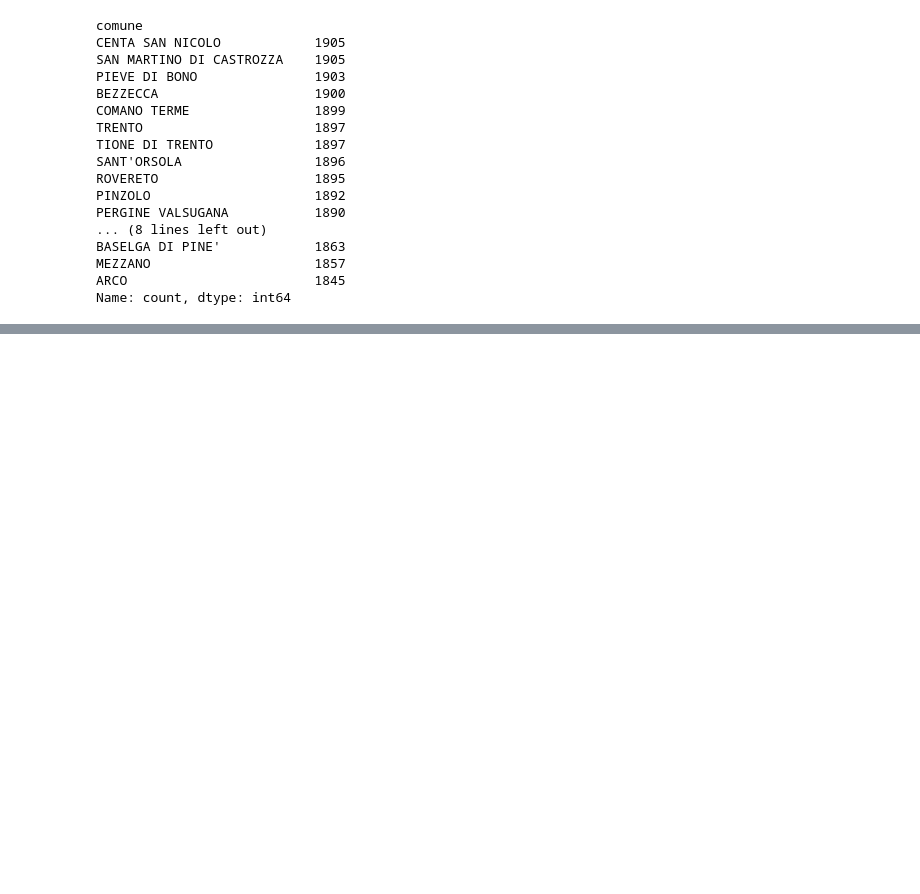
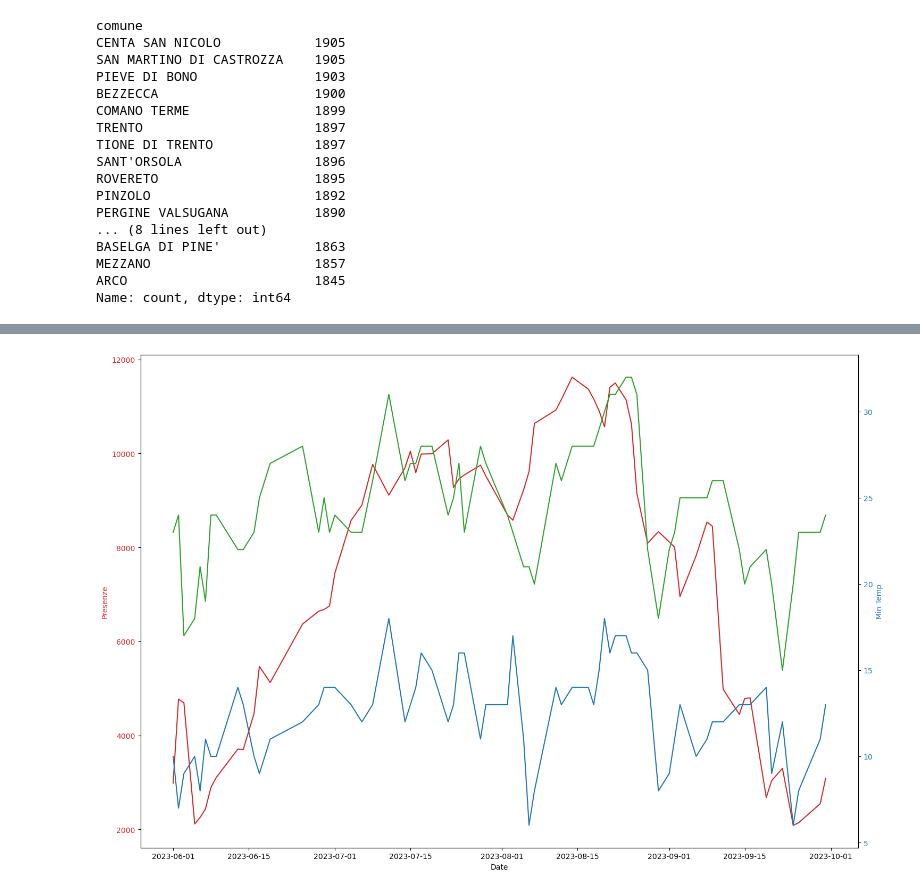
Before and after one commit to tn-aixpa/datiturismo, a Jupyter notebook: experiments/1.overtourism.ipynb, the cells around one changed output, grey strips where cells are left out. Saved outputs shown, nothing was run; the diff lists cells and outputs as text; code cells hidden in the pictures; blank space fills up the shorter version.

```diff
--- a/experiments/1.overtourism.ipynb
+++ b/experiments/1.overtourism.ipynb
@@ -957,0 +953,37 @@ meteo_timeframe_df.plot(x="date", figsize=(15, 10))
+# %%
+# Consider the smallest range of dates - meteo_timeframe
+date_timeframe = meteo_timeframe_df["date"]
+presenze = movimento_turistico_timeframe[movimento_turistico_timeframe["date"].isin(date_timeframe)]["presenze"]
+# %%
+import matplotlib.pyplot as plt
+import numpy as np
+
+time_frame = date_timeframe
+data_presenze = presenze
+data_tmin = meteo_timeframe_df["tmin"]
+data_tmax = meteo_timeframe_df["tmax"]
+
+fig, ax1 = plt.subplots(figsize=(15, 10))
+
+color = 'tab:red'
+ax1.set_xlabel('Date')
+ax1.set_ylabel('Presenze', color=color)
+presenze_line = ax1.plot(time_frame, data_presenze, color=color)
+ax1.tick_params(axis='y', labelcolor=color)
+
+ax2 = ax1.twinx()  # instantiate a second Axes that shares the same x-axis
+
+color = 'tab:green'
+ax2.set_ylabel('Max Temp', color=color)
+max_temp_line = ax2.plot(time_frame, data_tmax, color=color)
+ax2.tick_params(axis='y', labelcolor=color)
+
+color = 'tab:blue'
+ax2.set_ylabel('Min Temp', color=color)
+min_temp_line = ax2.plot(time_frame, data_tmin, color=color)
+ax2.tick_params(axis='y', labelcolor=color)
+
+fig.tight_layout()
+plt.show()
+# %% [output]
+[figure, added]
```
Also changed, not shown: parts of 7 cells of this notebook.
